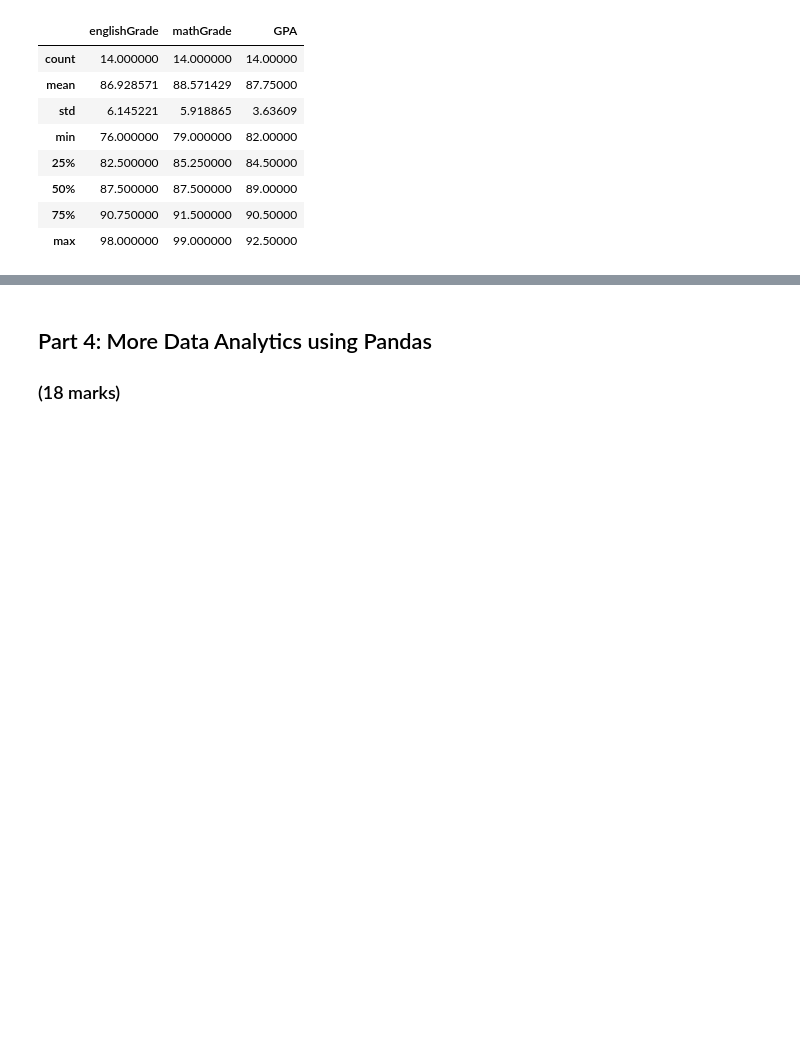
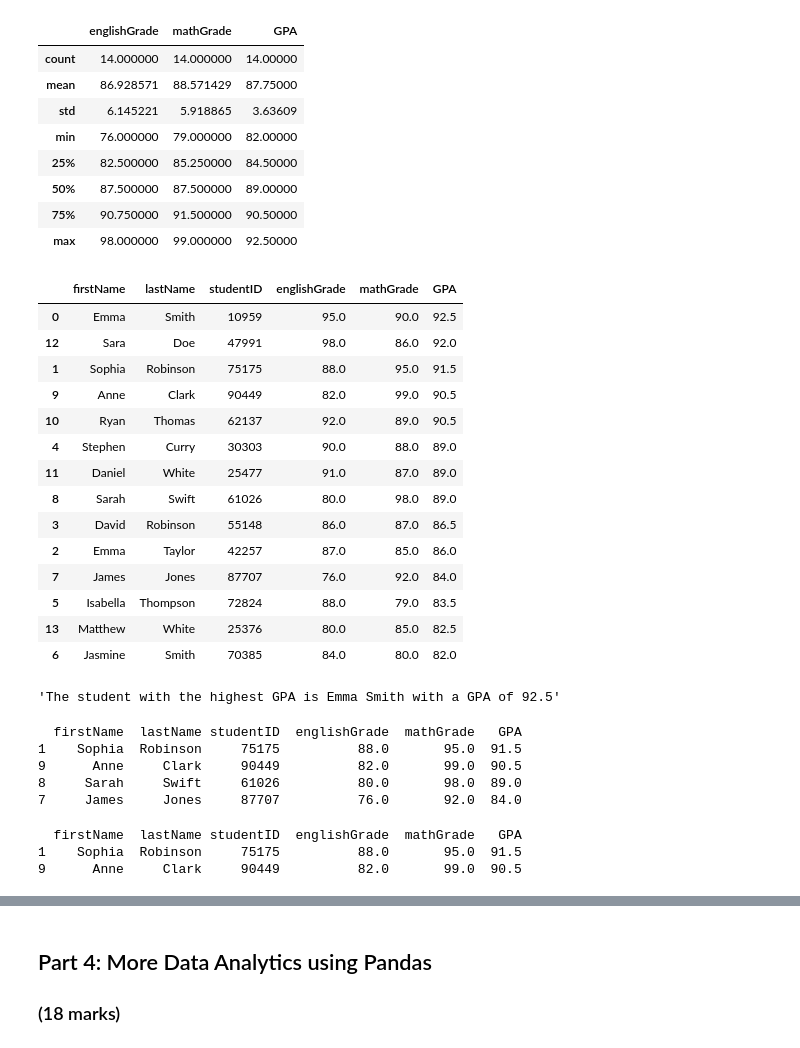
Before and after one commit to maryalrachid-ENGG680/ENGG680_2025_Fall, a Jupyter notebook: Lab_Assignment1/Assignment1.ipynb, the cells around one changed output, grey strips where cells are left out. Cells and saved outputs as stored; diff of their text form; code cells hidden in the pictures; blank space fills up the shorter version.

```diff
--- a/Lab_Assignment1/Assignment1.ipynb
+++ b/Lab_Assignment1/Assignment1.ipynb
@@ -151,7 +155,7 @@ import pandas as pd
 # %%
 # Load the student grade CSV files into DataFrames using the defined variables
 # (1 marks)
-df_english = pd.read_csv('studentGrades_English.csv')
-df_math = pd.read_csv('studentGrades_Math.csv')
+df_english = pd.read_csv('ENGG680_2025_Fall/Lab_Assignment1/studentGrades_English.csv')
+df_math = pd.read_csv('ENGG680_2025_Fall/Lab_Assignment1/studentGrades_Math.csv')
 # %%
 # Print the first 5 rows of df_english using the .head method
@@ -257,7 +287,24 @@ df_studentGrades.describe()
 # %%
 # Now sort the merged dataframe so that it is in descending order based on GPA, and print it
 # (1 mark)
-df_studentsGPASorted =
+df_studentsGPASorted = df_studentGrades.sort_values(by='GPA', ascending=False)
+df_studentsGPASorted
+# %% [output]
+|  | firstName | lastName | studentID | englishGrade | mathGrade | GPA |
+| 0 | Emma | Smith | 10959 | 95.0 | 90.0 | 92.5 |
+| 12 | Sara | Doe | 47991 | 98.0 | 86.0 | 92.0 |
+| 1 | Sophia | Robinson | 75175 | 88.0 | 95.0 | 91.5 |
+| 9 | Anne | Clark | 90449 | 82.0 | 99.0 | 90.5 |
+| 10 | Ryan | Thomas | 62137 | 92.0 | 89.0 | 90.5 |
+| 4 | Stephen | Curry | 30303 | 90.0 | 88.0 | 89.0 |
+| 11 | Daniel | White | 25477 | 91.0 | 87.0 | 89.0 |
+| 8 | Sarah | Swift | 61026 | 80.0 | 98.0 | 89.0 |
+| 3 | David | Robinson | 55148 | 86.0 | 87.0 | 86.5 |
+| 2 | Emma | Taylor | 42257 | 87.0 | 85.0 | 86.0 |
+| 7 | James | Jones | 87707 | 76.0 | 92.0 | 84.0 |
+| 5 | Isabella | Thompson | 72824 | 88.0 | 79.0 | 83.5 |
+| 13 | Matthew | White | 25376 | 80.0 | 85.0 | 82.5 |
+| 6 | Jasmine | Smith | 70385 | 84.0 | 80.0 | 82.0 |
 # %%
 # If we wanted to access the student with the highest gpa based on df_studentsGPASorted,
 # does .iloc or .loc make more sense and why?
@@ -271,14 +320,27 @@ top_student =
 # Now print the student first name and last name with the highest GPA in this format:
 # "The student with the highest GPA is <firstName> <lastName> with a GPA of <GPA>"
 # (1 mark)
-#
+"The student with the highest GPA is {} {} with a GPA of {}".format(top_student['firstName'], top_student['lastName'], top_student['GPA'])
+# %% [output]
+'The student with the highest GPA is Emma Smith with a GPA of 92.5'
 # %%
 # We can use logical expressions to filter and print data. For example, let's print the students with math grades higher than 90:
 df_mathGrade_over90 = df_studentsGPASorted[df_studentsGPASorted['mathGrade'] > 90]
 print(df_mathGrade_over90)
+# %% [output]
+  firstName  lastName studentID  englishGrade  mathGrade   GPA
+1    Sophia  Robinson     75175          88.0       95.0  91.5
+9      Anne     Clark     90449          82.0       99.0  90.5
+8     Sarah     Swift     61026          80.0       98.0  89.0
+7     James     Jones     87707          76.0       92.0  84.0
 # %%
 # Use logical expressions, and print the students with math grades higher than 90, english grades higher than 80, and GPA greater than 85
-df_bestStudents =
+df_bestStudents = df_studentsGPASorted[(df_studentsGPASorted['mathGrade'] > 90) & (df_studentsGPASorted['englishGrade'] > 80) & (df_studentsGPASorted['GPA'] > 85)]
+print(df_bestStudents)
+# %% [output]
+  firstName  lastName studentID  englishGrade  mathGrade   GPA
+1    Sophia  Robinson     75175          88.0       95.0  91.5
+9      Anne     Clark     90449          82.0       99.0  90.5
 # %%
 # Now print the students whos GPA are lower than 85
 # (2 marks)
```
Also changed, not shown: parts of 26 cells of this notebook.
